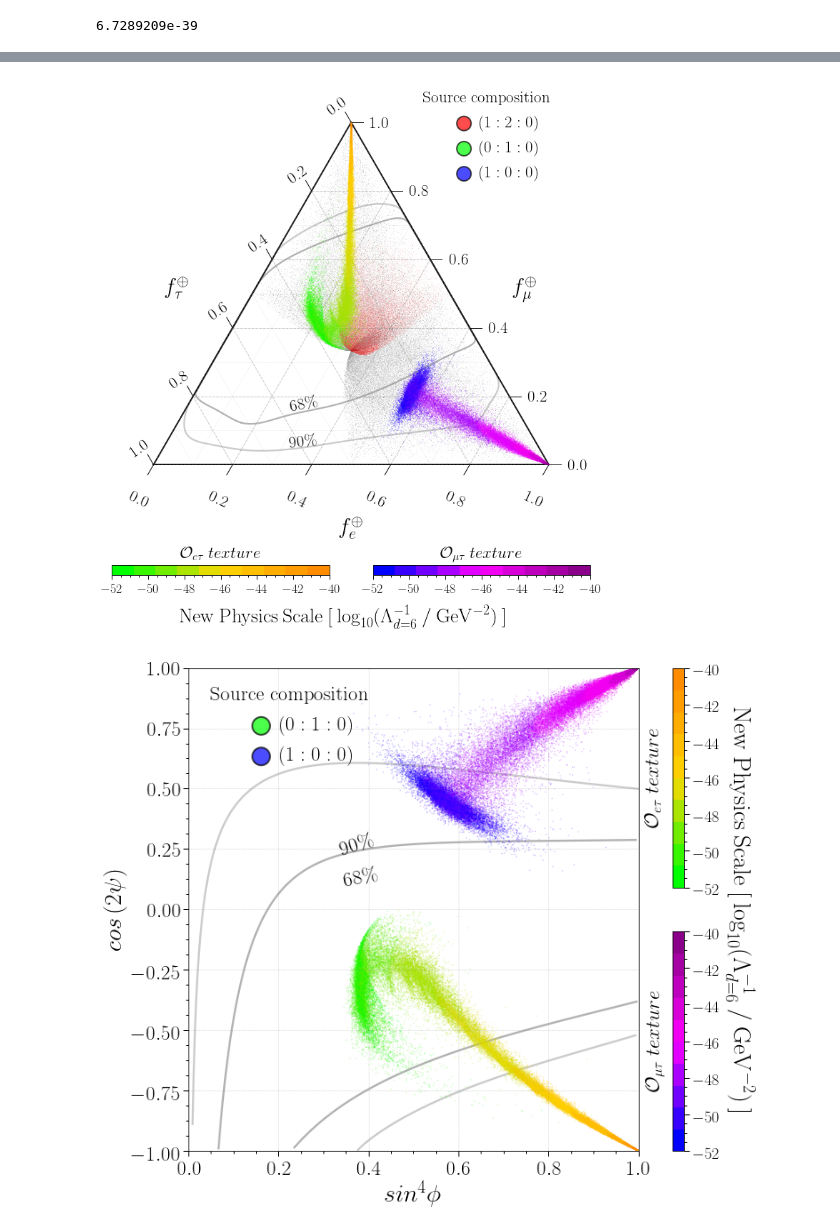
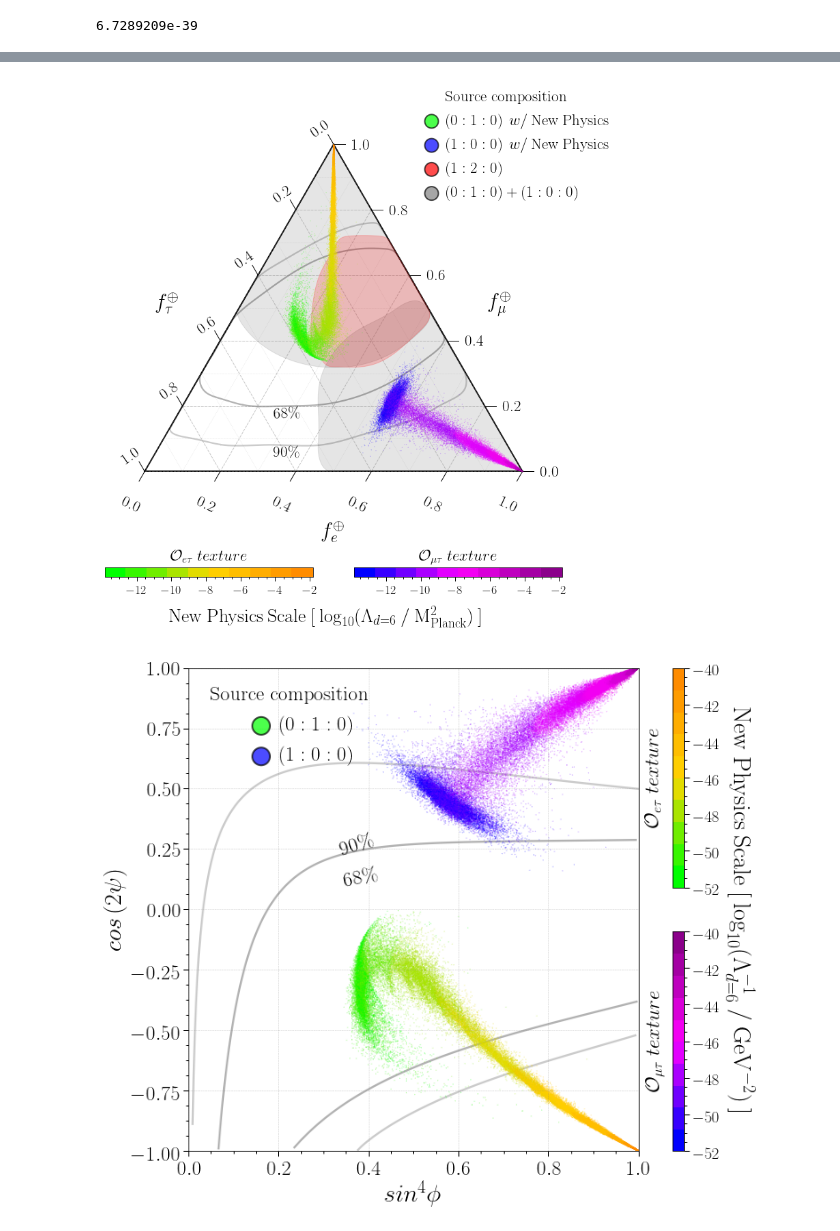
Before and after one commit to ShiveshM/GolemFlavor, a Jupyter notebook: plot_llh/trajectory.ipynb, the cells around one changed output, grey strips where cells are left out. Drawn from its saved outputs; the diff is of its cells as text; code cells hidden in the pictures.

```diff
--- a/plot_llh/trajectory.ipynb
+++ b/plot_llh/trajectory.ipynb
@@ -90,7 +106,7 @@ print SM_120.shape, SM_100.shape, T13_010.shape, T23_100.shape
 # %% [output]
 (200000, 3) (200000, 3) (69648, 4) (69023, 4)
 # %%
-bc_chains = np.load('./_GOLEMFIT_REAL_emcee_.npy')
+bc_chains = np.load('./chains/contour_REAL.npy')
 flavour_angles = bc_chains[:,-2:]
 flavour_ratios = np.array(
     map(fr_utils.angles_to_fr, flavour_angles)
@@ -147,11 +163,14 @@ for i in d:
 print 'min_scale', min_scale
 print 'max_scale', max_scale
 
-#min_scale -= np.log10(PS_D6)
-#max_scale -= np.log10(PS_D6)
+min_scale -= np.log10(PS_D6)
+max_scale -= np.log10(PS_D6)
 
-#print 'min_scale', min_scale
-#print 'max_scale', max_scale
+print 'min_scale', min_scale
+print 'max_scale', max_scale
+
+#min_scale = -10
+#max_scale = 8
 # %% [output]
 min_scale -52.0
 max_scale -40.0
@@ -173,8 +194,8 @@ cmap_001 = cmap_discretize(cmap_b, 10)
 
 norm = mpl.colors.Normalize(vmin=min_scale, vmax=max_scale)
 
-color_010 = map(alp, map(cmap_010, map(norm, T13_010[:,-1])))
-color_100 = map(alp, map(cmap_100, map(norm, T23_100[:,-1])))
+color_010 = map(alp, map(cmap_010, map(norm, T13_010[:,-1]-np.log10(PS_D6))))
+color_100 = map(alp, map(cmap_100, map(norm, T23_100[:,-1]-np.log10(PS_D6))))
 # %%
 print SM_120
 print
@@ -230,67 +251,102 @@ tax.scatter(T13_010[:,:-1]*nbins, marker='o', s=0.03, color=color_010, zorder=5)
 tax.scatter(T23_100[:,:-1]*nbins, marker='o', s=0.03, color=color_100, zorder=5)
 
 # SM
-tax.scatter(SM_120*nbins, marker='o', s=0.01, alpha=0.05, color='red', zorder=2)
-tax.scatter(SM_100*nbins, marker='o', s=0.01, alpha=0.1, color='grey', zorder=1)
-tax.scatter(SM_010*nbins, marker='o', s=0.01, alpha=0.1, color='grey', zorder=1)
+#tax.scatter(SM_120*nbins, marker='o', s=0.03, alpha=0.06, color='red', zorder=2)
+
+SM_010100 = np.concatenate([SM_100, SM_010])
+plot_utils.flavour_contour(
+    frs = SM_120,
+    ax = ax,
+    fill = True,
+    nbins = nbins,
+    coverage = 100,
+    linewidth = 1,
+    color = 'red',
+    alpha = 0.2,
+    zorder = 3
+)
+plot_utils.flavour_contour(
+    frs = SM_100,
+    ax = ax,
+    fill = True,
+    nbins = nbins,
+    coverage = 100,
+    linewidth = 1,
+    color = 'black',
+    alpha = 0.1,
+    zorder = 2
+)
+plot_utils.flavour_contour(
+    frs = SM_010,
+    ax = ax,
+    fill = True,
+    nbins = nbins,
+    coverage = 100,
+    linewidth = 1,
+    color = 'black',
+    alpha = 0.1,
+    zorder = 2
+)
+#tax.scatter(SM_100*nbins, marker='o', s=0.09, alpha=0.12, color='lightgrey', zorder=0)
+#tax.scatter(SM_010*nbins, marker='o', s=0.09, alpha=0.12, color='lightgrey', zorder=0)
 
 # Text
 #ax.text(0.63, 0.46, r'$\mathcal{O}_{e\mu}$', fontsize=fontsize,
 #       rotation=0, verticalalignment='center')
-ax.text(0.34*nbins, 0.147*nbins, r'$68\%$', fontsize=fontsize, rotation=12)
-ax.text(0.34*nbins, 0.05*nbins, r'$90\%$', fontsize=fontsize, rotation=7)
+ax.text(0.34*nbins, 0.143*nbins, r'$68\%$', fontsize=fontsize, rotation=3)
+ax.text(0.34*nbins, 0.038*nbins, r'$90\%$', fontsize=fontsize, rotation=0)
 
 # Legend
 l_size = fontsize
 legend_elements = []
 legend_elements.append(
     Circle((0., 0.), 0.1, facecolor='lime', alpha=0.7, edgecolor='k',
-           linewidth=2., label=r'$\left (0:1:0\right )$')
+           linewidth=2., label=r'$\left (0:1:0\right )\:w/\:{\rm New\:Physics}$')
 )
 legend_elements.append(
     Circle((0., 0.), 0.1, facecolor='blue', alpha=0.7, edgecolor='k',
-           linewidth=2., label=r'$\left (1:0:0\right )$')
+           linewidth=2., label=r'$\left (1:0:0\right )\:w/\:{\rm New\:Physics}$')
 )
 legend_elements.append(
     Circle((0., 0.), 0.1, facecolor='red', alpha=0.7, edgecolor='k',
            linewidth=2., label=r'$\left (1:2:0\right )$')
 )
 legend_elements.append(
-    Circle((0., 0.), 0.1, facecolor='red', alpha=0.7, edgecolor='k',
-           linewidth=2., label=r'$\left (1:2:0\right )$')
+    Circle((0., 0.), 0.1, facecolor='grey', alpha=0.7, edgecolor='k',
+           linewidth=2., label=r'$\left (0:1:0\right ) + \left (1:0:0\right )$')
 )
 legend = plt.legend(handles=legend_elements, loc=(0.65, 0.8),
                     title='Source composition',
                     fontsize=l_size,
                     handler_map={Circle: HandlerCircle()})
 plt.setp(legend.get_title(), fontsize=l_size)
 legend.get_frame().set_linestyle('-')
 
 # Colorbar
 gs00 = gridspec.GridSpecFromSubplotSpec(1, 2, subplot_spec=gs[1])
 ax0 = fig.add_subplot(gs00[0])
 cb = mpl.colorbar.ColorbarBase(ax0, cmap=cmap_010, norm=norm, orientation='horizontal')
 cb.ax.tick_params(labelsize=fontsize-5)
 ax0.text(0.5, 2, r'$\mathcal{O}_{e\tau}\:texture$', fontsize=fontsize,
          rotation=0, verticalalignment='center', horizontalalignment='center')
 
 
 ax1 = fig.add_subplot(gs00[1])
 cb = mpl.colorbar.ColorbarBase(ax1, cmap=cmap_100, norm=norm, orientation='horizontal')
 cb.ax.tick_params(labelsize=fontsize-5)
 #cb.set_label(r'${\rm New\:Physics\:Scale}\:[\:{\rm log}_{10} (\Lambda^{-1}_{d=6}\:/\:{\rm GeV}^{-2})\: ]$',
 #            fontsize=fontsize+5, labelpad=20, horizontalalignment='left')
 ax1.text(0.5, 2, r'$\mathcal{O}_{\mu\tau}\:texture$', fontsize=fontsize,
          rotation=0, verticalalignment='center', horizontalalignment='center')
 
-fig.text(0.5, 0.038, r'${\rm New\:Physics\:Scale}\:[\:{\rm log}_{10} (\Lambda^{-1}_{d=6}\:/\:{\rm GeV}^{-2})\: ]$',
+fig.text(0.5, 0.038, r'${\rm New\:Physics\:Scale}\:[\:{\rm log}_{10} (\Lambda_{d=6}\:/\:{\rm M}^{2}_{\rm Planck})\: ]$',
          fontsize=fontsize+5, horizontalalignment='center')
 
 # save
 fig.savefig('./plots/fig2.png', bbox_inches='tight', dpi=150)
 #fig.savefig('./plots/fig2.pdf', bbox_inches='tight', dpi=150)
 # %% [output]
-[figure, old version]
+[figure, new version]
 # %%
 # Figure
 fig = plt.figure(figsize=(10, 10))
```
Also changed, not shown: parts of 5 cells of this notebook, 1 other file.
